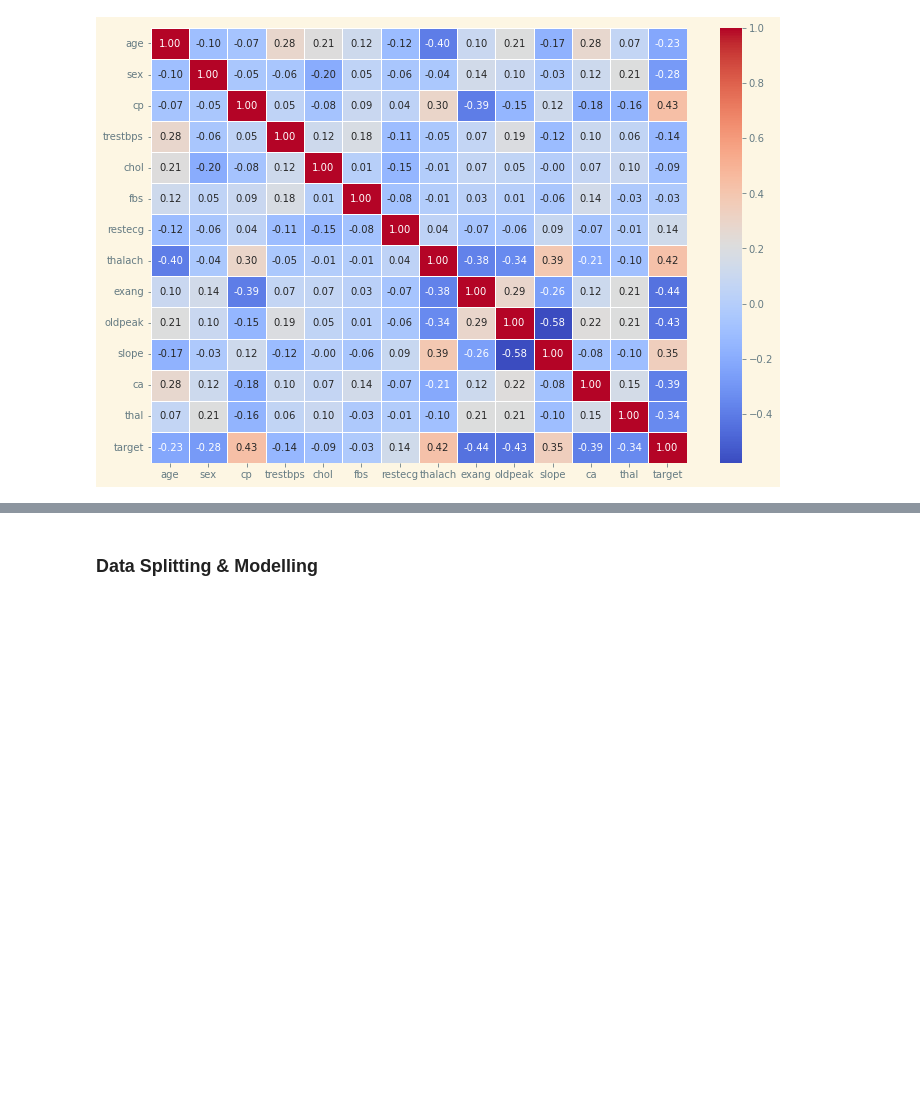
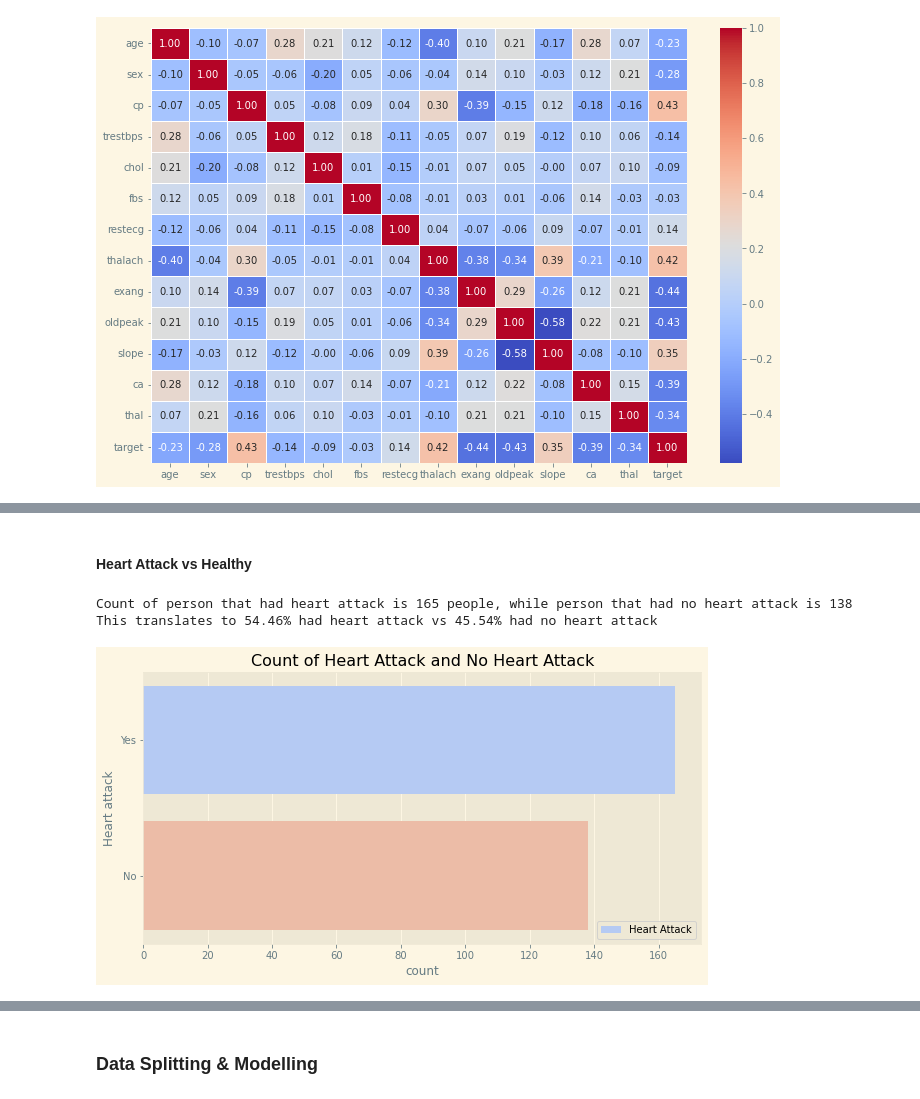
Before and after one commit to shadowbane/PYTN_Prakerja_Adli, a Jupyter notebook: PYTN_Prakerja_Adli.ipynb, the cells around one changed output, grey strips where cells are left out. Saved outputs shown, nothing was run; the diff lists cells and outputs as text; code cells hidden in the pictures; blank space fills up the shorter version.

Commit message:
Added chart

```diff
--- a/PYTN_Prakerja_Adli.ipynb
+++ b/PYTN_Prakerja_Adli.ipynb
@@ -116,0 +157,21 @@ plt.show()
+# %%
+# Replace values of sex
+## 0 to female, 1 to male
+dataset['Sex'].replace(
+    {
+        0: 'Female',
+        1: 'Male'
+    },
+    inplace = True
+)
+
+# Replace values of `Heart Attack`
+dataset['Heart attack'].replace(
+    {
+        0:'No',
+        1:'Yes'
+    },
+    inplace = True
+)
+
+dataset.head()
@@ -116,0 +185,17 @@ plt.show()
+# %% [markdown]
+#### Heart Attack vs Healthy
+# %%
+plt.figure(figsize=(10,5))
+sns.countplot(
+    y=dataset['Heart attack'],
+    palette='coolwarm'
+)
+plt.title('Count of Heart Attack and No Heart Attack')
+plt.legend(["Heart Attack", "No Heart Attack"])
+
+print(f"Count of person that had heart attack is {len(dataset.loc[dataset['Heart attack'] == 'Yes'])} people, while person that had no heart attack is {len(dataset.loc[dataset['Heart attack'] == 'No'])}")
+print(f"This translates to {(len(dataset.loc[dataset['Heart attack'] == 'Yes'])/len(dataset))*100:0.2f}% had heart attack vs {(len(dataset.loc[dataset['Heart attack'] == 'No'])/len(dataset))*100:0.2f}% had no heart attack")
+# %% [output]
+Count of person that had heart attack is 165 people, while person that had no heart attack is 138
+This translates to 54.46% had heart attack vs 45.54% had no heart attack
+[figure, added]
```
Also changed, not shown: parts of 14 cells of this notebook.
